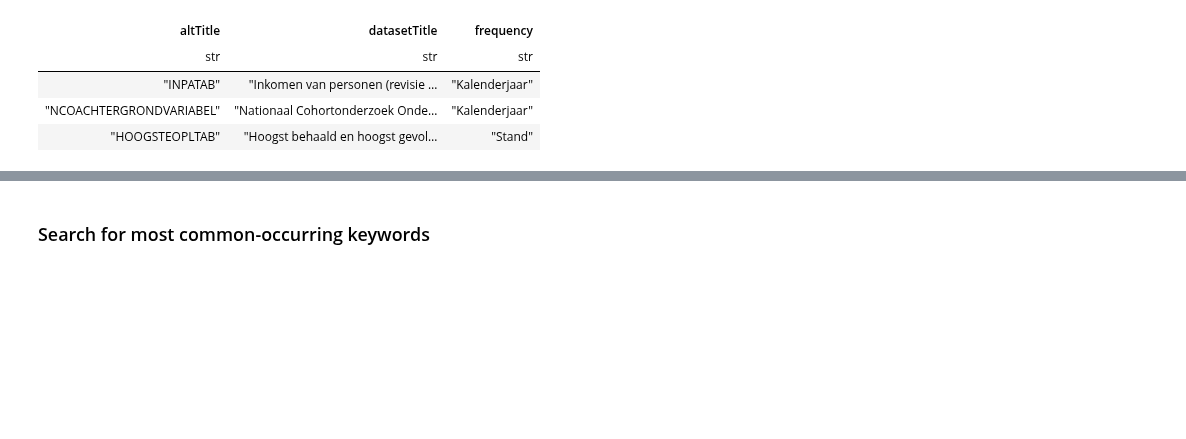
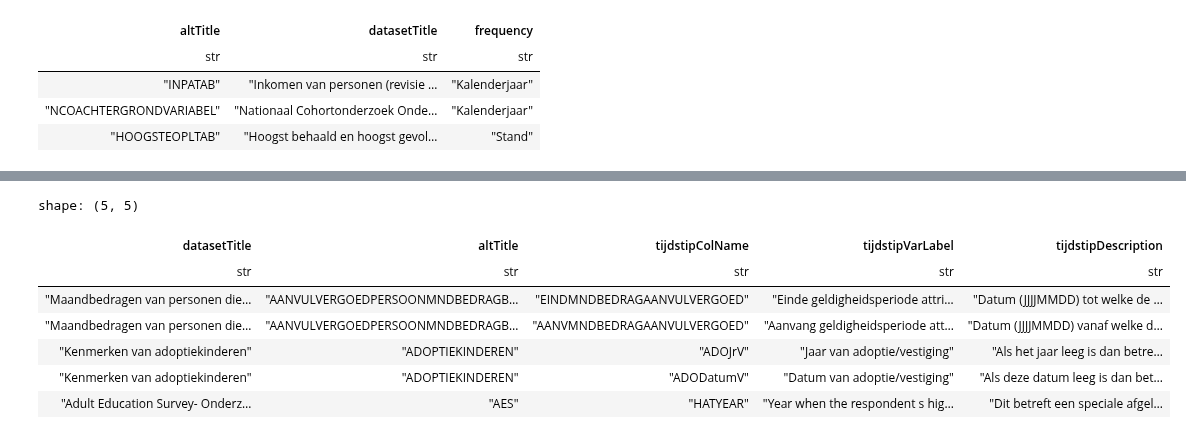
Before and after one commit to NL-LENS/life-event-metadata, a Jupyter notebook: notebooks/sparql_exploration.ipynb, the cells around one changed output, grey strips where cells are left out. Drawn from its saved outputs; the diff is of its cells as text; code cells hidden in the pictures; blank space fills up the shorter version.

```diff
--- a/notebooks/sparql_exploration.ipynb
+++ b/notebooks/sparql_exploration.ipynb
@@ -466,5 +466,14 @@ shape: (154, 3)
 └──────────────────────────┴────────────────────────────────────────────────────────────────────────────────────────────────────────────────────────────────────┴───────────┘
 # %%
 subset.write_csv(Path(ROOT, "data/data-designs-without-tijdstip-with-frequency.csv"))
-# %% [markdown]
-### Search for most common-occurring keywords
+# %%
+extended.head()
+# %% [output]
+shape: (5, 5)
+| datasetTitle | altTitle | tijdstipColName | tijdstipVarLabel | tijdstipDescription |
+| str | str | str | str | str |
+| "Maandbedragen van personen die… | "AANVULVERGOEDPERSOONMNDBEDRAGB… | "EINDMNDBEDRAGAANVULVERGOED" | "Einde geldigheidsperiode attri… | "Datum (JJJJMMDD) tot welke de … |
+| "Maandbedragen van personen die… | "AANVULVERGOEDPERSOONMNDBEDRAGB… | "AANVMNDBEDRAGAANVULVERGOED" | "Aanvang geldigheidsperiode att… | "Datum (JJJJMMDD) vanaf welke d… |
+| "Kenmerken van adoptiekinderen" | "ADOPTIEKINDEREN" | "ADOJrV" | "Jaar van adoptie/vestiging" | "Als het jaar leeg is dan betre… |
+| "Kenmerken van adoptiekinderen" | "ADOPTIEKINDEREN" | "ADODatumV" | "Datum van adoptie/vestiging" | "Als deze datum leeg is dan bet… |
+| "Adult Education Survey- Onderz… | "AES" | "HATYEAR" | "Year when the respondent s hig… | "Dit betreft een speciale afgel… |
```
Also changed, not shown: parts of 9 cells of this notebook, 3 other files.
